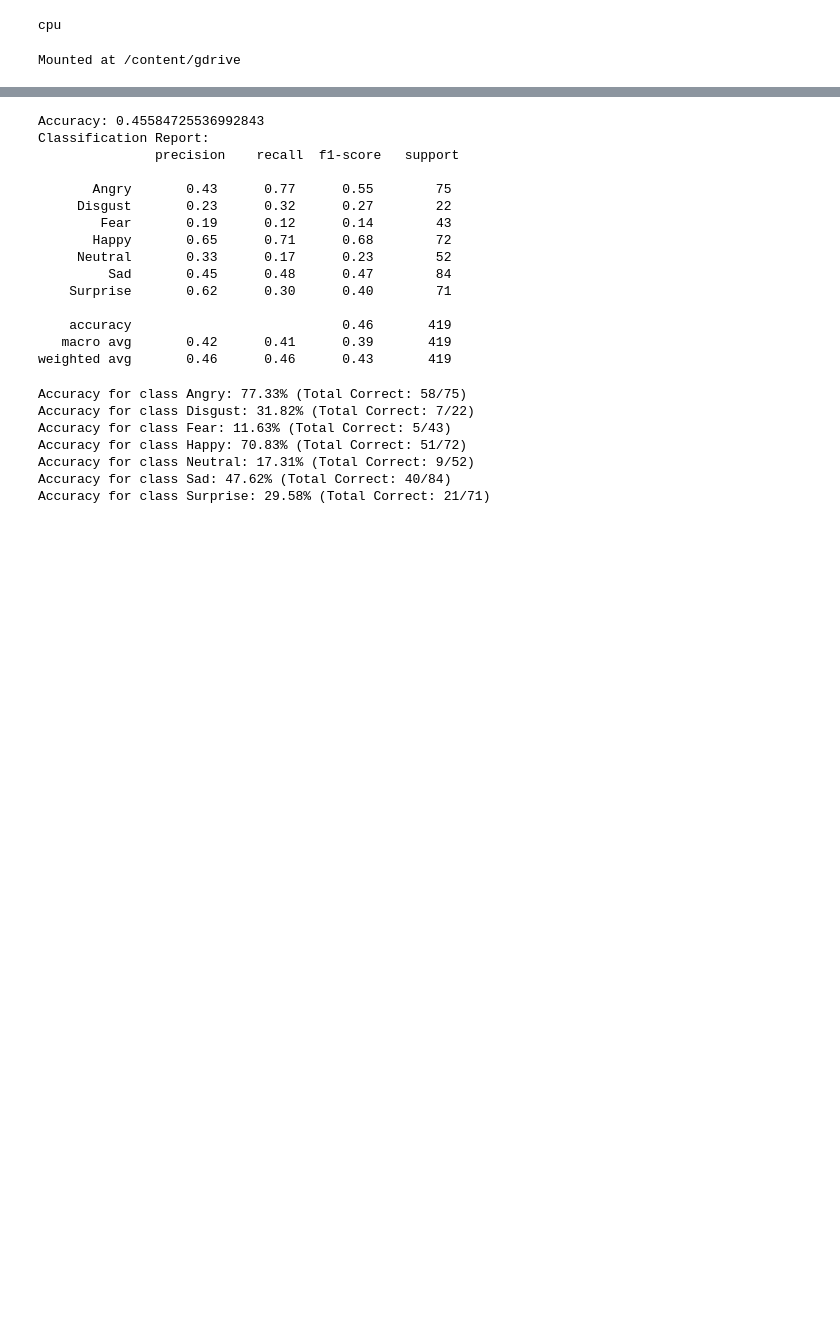
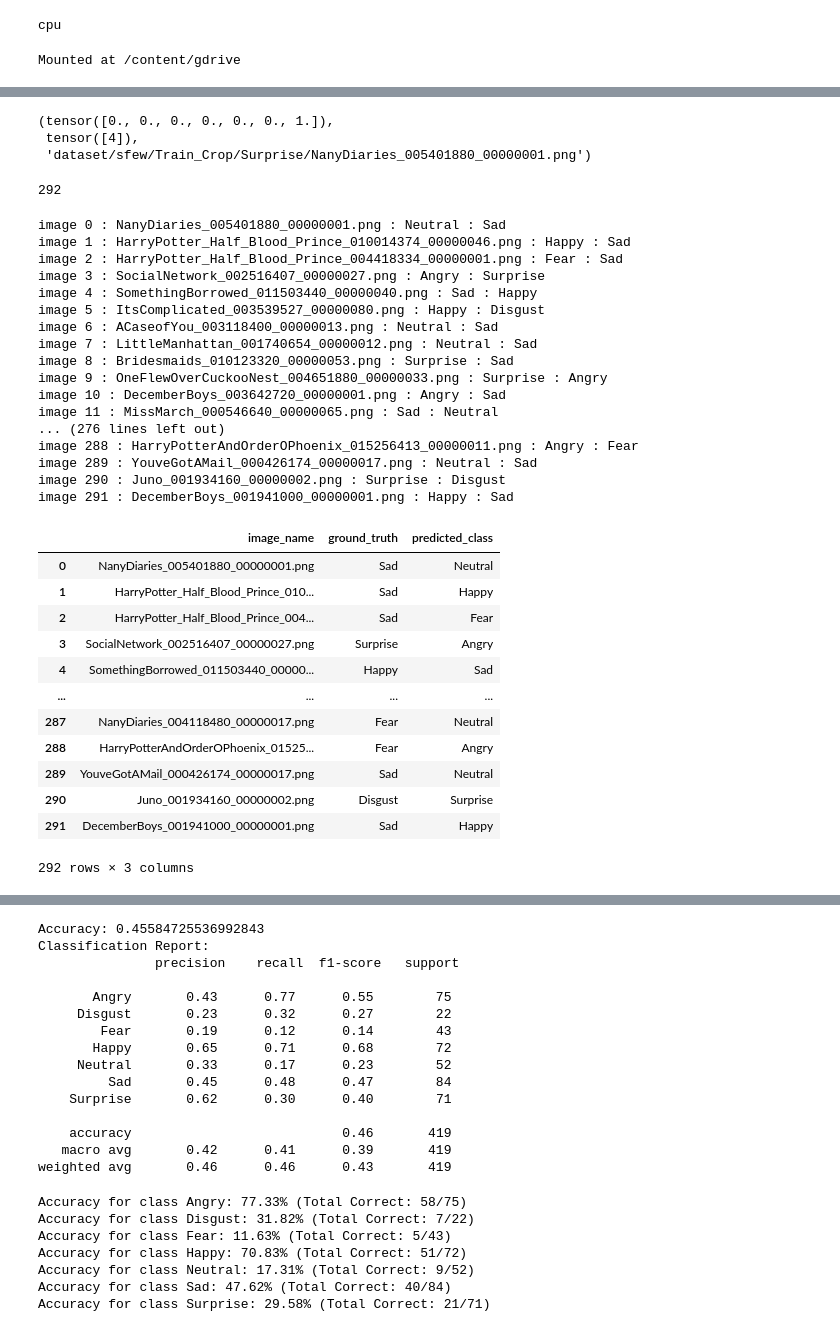
Before and after one commit to scaairesearch/da_cv_fer, a Jupyter notebook: evaluating_synthetic_data.ipynb, the cells around one changed output, grey strips where cells are left out. Cells and saved outputs as stored; diff of their text form; code cells hidden in the pictures; blank space fills up the shorter version.

```diff
--- a/evaluating_synthetic_data.ipynb
+++ b/evaluating_synthetic_data.ipynb
@@ -110,0 +114,6 @@ dataset/sfew/Train Surprise.zip Surprise
+# %%
+  list_misclassified_images = get_misclassified_images_list(model= non_dann_model_inference,
+                                                            device = device,
+                                                            test_loader = sfew_train_loader,
+                                                            num_image = 300)
+  list_misclassified_images
@@ -110,0 +138,59 @@ dataset/sfew/Train Surprise.zip Surprise
+# %%
+  (list_misclassified_images[0][1], list_misclassified_images[0][2],   list_misclassified_images[0][3])
+# %% [output]
+(tensor([0., 0., 0., 0., 0., 0., 1.]),
+ tensor([4]),
+ 'dataset/sfew/Train_Crop/Surprise/NanyDiaries_005401880_00000001.png')
+# %%
+len(list_misclassified_images)
+# %% [output]
+292
+# %%
+import pandas as pd
+df = pd.DataFrame(columns = ['image_name','ground_truth','predicted_class'])
+
+labels_map={0:"Angry",
+            1:"Disgust",
+            2:"Fear",
+            3:"Happy",
+            4:"Sad",
+            5:"Surprise",
+            6:"Neutral"}
+for i, entry in enumerate(list_misclassified_images):
+  predicted_class = labels_map[torch.argmax(entry[1]).item()]
+  ground_truth = labels_map[entry[2].item()]
+  image_name = entry[3].split(os.sep)[-1]
+  print(f'image {i} : {image_name} : {predicted_class} : {ground_truth}' )
+  df.loc[i] = [image_name, ground_truth, predicted_class]
+df
+# %% [output]
+image 0 : NanyDiaries_005401880_00000001.png : Neutral : Sad
+image 1 : HarryPotter_Half_Blood_Prince_010014374_00000046.png : Happy : Sad
+image 2 : HarryPotter_Half_Blood_Prince_004418334_00000001.png : Fear : Sad
+image 3 : SocialNetwork_002516407_00000027.png : Angry : Surprise
+image 4 : SomethingBorrowed_011503440_00000040.png : Sad : Happy
+image 5 : ItsComplicated_003539527_00000080.png : Happy : Disgust
+image 6 : ACaseofYou_003118400_00000013.png : Neutral : Sad
+image 7 : LittleManhattan_001740654_00000012.png : Neutral : Sad
+image 8 : Bridesmaids_010123320_00000053.png : Surprise : Sad
+image 9 : OneFlewOverCuckooNest_004651880_00000033.png : Surprise : Angry
+image 10 : DecemberBoys_003642720_00000001.png : Angry : Sad
+image 11 : MissMarch_000546640_00000065.png : Sad : Neutral
+... (276 lines left out)
+image 288 : HarryPotterAndOrderOPhoenix_015256413_00000011.png : Angry : Fear
+image 289 : YouveGotAMail_000426174_00000017.png : Neutral : Sad
+image 290 : Juno_001934160_00000002.png : Surprise : Disgust
+image 291 : DecemberBoys_001941000_00000001.png : Happy : Sad
+|  | image_name | ground_truth | predicted_class |
+| 0 | NanyDiaries_005401880_00000001.png | Sad | Neutral |
+| 1 | HarryPotter_Half_Blood_Prince_010... | Sad | Happy |
+| 2 | HarryPotter_Half_Blood_Prince_004... | Sad | Fear |
+| 3 | SocialNetwork_002516407_00000027.png | Surprise | Angry |
+| 4 | SomethingBorrowed_011503440_00000... | Happy | Sad |
+| ... | ... | ... | ... |
+| 287 | NanyDiaries_004118480_00000017.png | Fear | Neutral |
+| 288 | HarryPotterAndOrderOPhoenix_01525... | Fear | Angry |
+| 289 | YouveGotAMail_000426174_00000017.png | Sad | Neutral |
+| 290 | Juno_001934160_00000002.png | Disgust | Surprise |
+| 291 | DecemberBoys_001941000_00000001.png | Sad | Happy |
+292 rows × 3 columns
```
Also changed, not shown: parts of 7 cells of this notebook.
